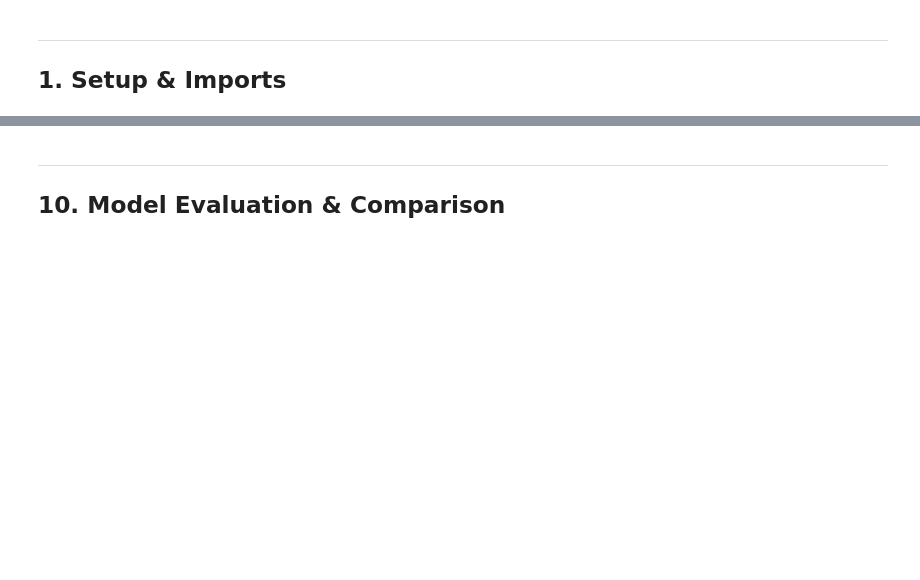
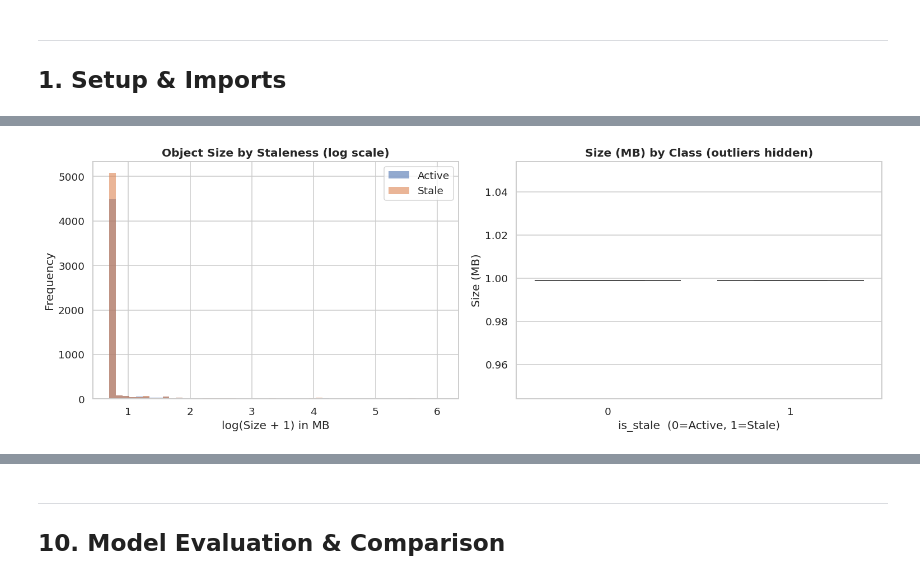
Before and after one commit to raghugovind-source/Capstone, a Jupyter notebook: staleness_predictor.ipynb, the cells around one changed output, grey strips where cells are left out. Drawn from its saved outputs; the diff is of its cells as text; code cells hidden in the pictures; blank space fills up the shorter version.

```diff
--- a/staleness_predictor.ipynb
+++ b/staleness_predictor.ipynb
@@ -206,28 +213,24 @@ plt.show()
 # %%
-# ── Object size distribution by staleness ──────────────────────────────────────
-df['size_mb'] = df['size'] / (1024 ** 2)   # convert bytes → MB
+# ── Size distribution by staleness ────────────────────────────────────────────
+df['size_mb'] = df['size'] / (1024 ** 2)
 
 fig, axes = plt.subplots(1, 2, figsize=(14, 5))
-
-# Overlaid histograms on log scale (size is heavily right-skewed)
 for val, lbl, col in [(0, 'Active', '#4C72B0'), (1, 'Stale', '#DD8452')]:
-    axes[0].hist(
-        np.log1p(df.loc[df['is_stale'] == val, 'size_mb']),
-        bins=50, alpha=0.6, label=lbl, color=col, edgecolor='none'
-    )
-axes[0].set_title('Object Size Distribution by Staleness\n(log scale)', fontweight='bold')
+    axes[0].hist(np.log1p(df.loc[df['is_stale'] == val, 'size_mb']),
+                 bins=50, alpha=0.6, label=lbl, color=col, edgecolor='none')
+axes[0].set_title('Object Size by Staleness (log scale)', fontweight='bold')
 axes[0].set_xlabel('log(Size + 1) in MB')
 axes[0].set_ylabel('Frequency')
 axes[0].legend()
 
-# Box plot: median & spread per class (outliers hidden for clarity)
 sns.boxplot(data=df, x='is_stale', y='size_mb',
             palette={'0': '#4C72B0', '1': '#DD8452'},
             showfliers=False, ax=axes[1])
-axes[1].set_title('Size (MB) by Class\n(outliers hidden)', fontweight='bold')
-axes[1].set_xlabel('is_stale  (0 = Active, 1 = Stale)')
+axes[1].set_title('Size (MB) by Class (outliers hidden)', fontweight='bold')
+axes[1].set_xlabel('is_stale  (0=Active, 1=Stale)')
 axes[1].set_ylabel('Size (MB)')
-
 plt.tight_layout()
 plt.show()
+# %% [output]
+[figure, added]
 # %%
```
Also changed, not shown: parts of 56 cells of this notebook.
